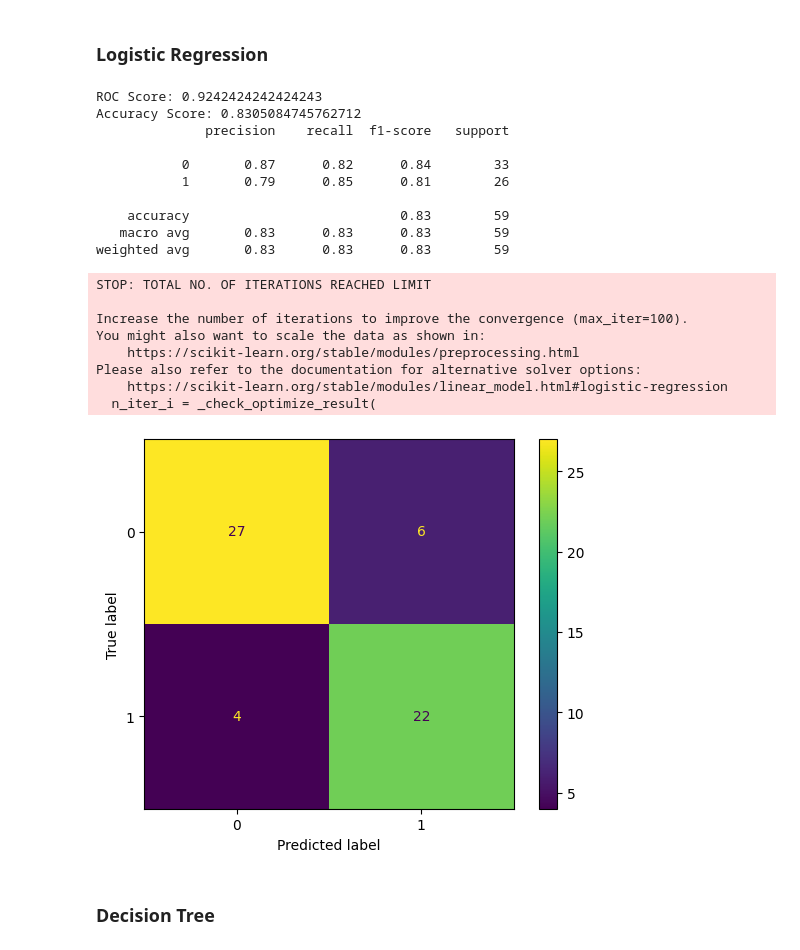
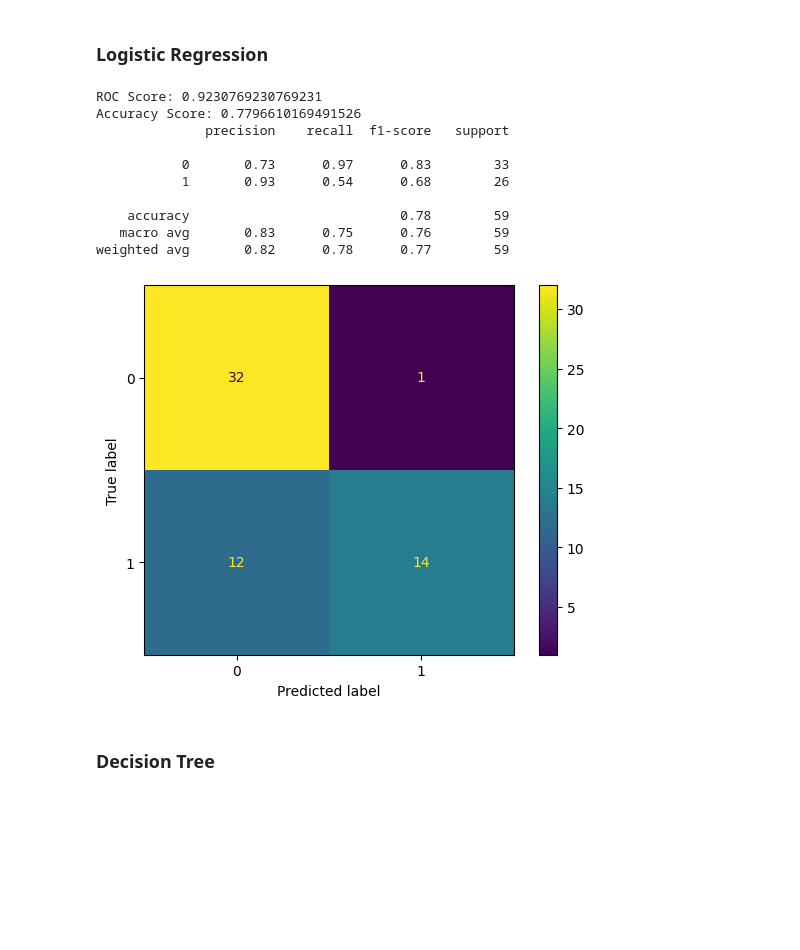
Before and after one commit to AbdlSi/heart_disease, a Jupyter notebook: heartdisease_df_analysis_visuals_dummy.ipynb, the cells around one changed output. Saved outputs shown, nothing was run; the diff lists cells and outputs as text; code cells hidden in the pictures; blank space fills up the shorter version.

```diff
--- a/heartdisease_df_analysis_visuals_dummy.ipynb
+++ b/heartdisease_df_analysis_visuals_dummy.ipynb
@@ -107,46 +107,38 @@ x_test_scaled = pd.DataFrame(x_test_scaled, columns = x_test.columns)
 # %%
 from sklearn.linear_model import LogisticRegression
 from sklearn.metrics import accuracy_score , classification_report , ConfusionMatrixDisplay, confusion_matrix, roc_auc_score
 
-lg_model = LogisticRegression()
+lg_model = LogisticRegression(max_iter=1000)
 
 lg_model.fit(x_train,y_train)
 y_predict1 = lg_model.predict(x_test_scaled)
 y_proba1 = lg_model.predict_proba(x_test_scaled)
 
 accuracy1 = accuracy_score(y_test , y_predict1)
 cp1 = classification_report(y_test, y_predict1)
 y_proba_positive1 = y_proba1[:,1]
 roc_score1 = roc_auc_score(y_test, y_proba_positive1)
 
 
 cm1 = confusion_matrix(y_test, y_predict1)
 disp1 = ConfusionMatrixDisplay(confusion_matrix=cm1)
 disp1.plot()
 
 print(f"ROC Score: {roc_score1}")
 print(f"Accuracy Score: {accuracy1}")
 print(cp1)
 # %% [output]
-ROC Score: 0.9242424242424243
-Accuracy Score: 0.8305084745762712
+ROC Score: 0.9230769230769231
+Accuracy Score: 0.7796610169491526
               precision    recall  f1-score   support
 
-           0       0.87      0.82      0.84        33
-           1       0.79      0.85      0.81        26
+           0       0.73      0.97      0.83        33
+           1       0.93      0.54      0.68        26
 
-    accuracy                           0.83        59
-   macro avg       0.83      0.83      0.83        59
-weighted avg       0.83      0.83      0.83        59
+    accuracy                           0.78        59
+   macro avg       0.83      0.75      0.76        59
+weighted avg       0.82      0.78      0.77        59
-STOP: TOTAL NO. OF ITERATIONS REACHED LIMIT
-
-Increase the number of iterations to improve the convergence (max_iter=100).
-You might also want to scale the data as shown in:
-    https://scikit-learn.org/stable/modules/preprocessing.html
-Please also refer to the documentation for alternative solver options:
-    https://scikit-learn.org/stable/modules/linear_model.html#logistic-regression
-  n_iter_i = _check_optimize_result(
-[figure, old version]
+[figure, new version]
 # %% [markdown]
 ### Decision Tree
 # %%
```
Also changed, not shown: parts of 8 cells of this notebook.
